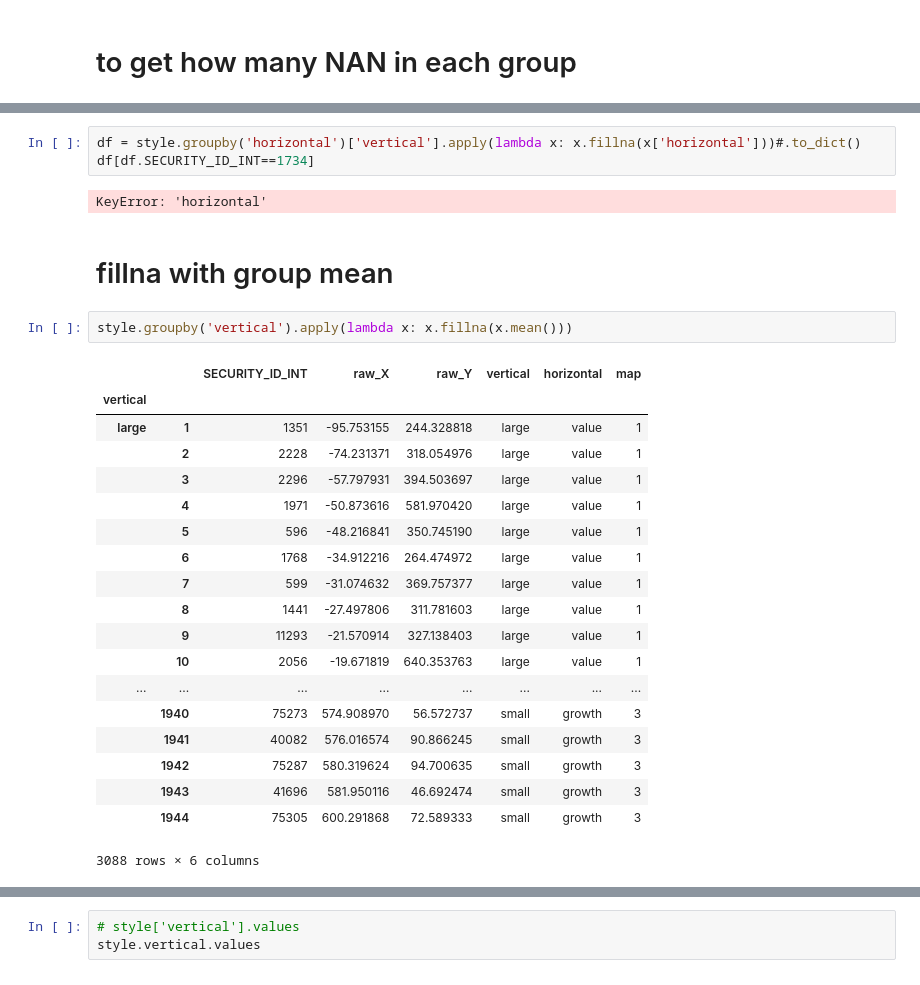
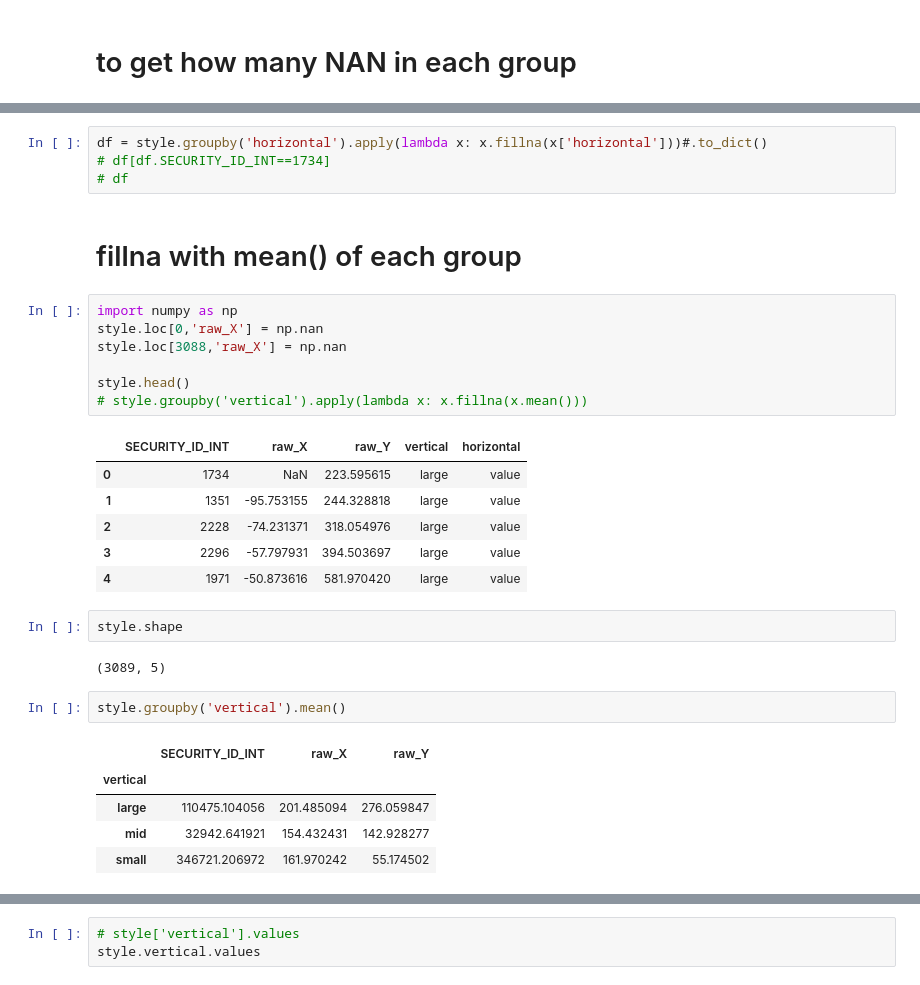
Before and after one commit to Sugeei/python-practice, a Jupyter notebook: jupyter_notebook/pandas_advance.ipynb, the cells around one changed output, grey strips where cells are left out. Cells and saved outputs as stored; diff of their text form.

```diff
--- a/jupyter_notebook/pandas_advance.ipynb
+++ b/jupyter_notebook/pandas_advance.ipynb
@@ -191,30 +223,33 @@ pandas.core.series.Series
 # %%
-df = style.groupby('horizontal')['vertical'].apply(lambda x: x.fillna(x['horizontal']))#.to_dict()
-df[df.SECURITY_ID_INT==1734]
+df = style.groupby('horizontal').apply(lambda x: x.fillna(x['horizontal']))#.to_dict()
+# df[df.SECURITY_ID_INT==1734]
+# df
-# %% [output]
-KeyError: 'horizontal'
 # %% [markdown]
-# fillna with group mean
+# fillna with mean() of each group
+# %%
+import numpy as np
+style.loc[0,'raw_X'] = np.nan
+style.loc[3088,'raw_X'] = np.nan
+
+style.head()
+# style.groupby('vertical').apply(lambda x: x.fillna(x.mean()))
+# %% [output]
+|  | SECURITY_ID_INT | raw_X | raw_Y | vertical | horizontal |
+| 0 | 1734 | NaN | 223.595615 | large | value |
+| 1 | 1351 | -95.753155 | 244.328818 | large | value |
+| 2 | 2228 | -74.231371 | 318.054976 | large | value |
+| 3 | 2296 | -57.797931 | 394.503697 | large | value |
+| 4 | 1971 | -50.873616 | 581.970420 | large | value |
+# %%
+style.shape
+# %% [output]
+(3089, 5)
 # %%
-style.groupby('vertical').apply(lambda x: x.fillna(x.mean()))
+style.groupby('vertical').mean()
 # %% [output]
-|  |  | SECURITY_ID_INT | raw_X | raw_Y | vertical | horizontal | map |
-| vertical |  |  |  |  |  |  |  |
-| large | 1 | 1351 | -95.753155 | 244.328818 | large | value | 1 |
-|  | 2 | 2228 | -74.231371 | 318.054976 | large | value | 1 |
-|  | 3 | 2296 | -57.797931 | 394.503697 | large | value | 1 |
-|  | 4 | 1971 | -50.873616 | 581.970420 | large | value | 1 |
-|  | 5 | 596 | -48.216841 | 350.745190 | large | value | 1 |
-|  | 6 | 1768 | -34.912216 | 264.474972 | large | value | 1 |
-|  | 7 | 599 | -31.074632 | 369.757377 | large | value | 1 |
-|  | 8 | 1441 | -27.497806 | 311.781603 | large | value | 1 |
-|  | 9 | 11293 | -21.570914 | 327.138403 | large | value | 1 |
-|  | 10 | 2056 | -19.671819 | 640.353763 | large | value | 1 |
-| ... | ... | ... | ... | ... | ... | ... | ... |
-|  | 1940 | 75273 | 574.908970 | 56.572737 | small | growth | 3 |
-|  | 1941 | 40082 | 576.016574 | 90.866245 | small | growth | 3 |
-|  | 1942 | 75287 | 580.319624 | 94.700635 | small | growth | 3 |
-|  | 1943 | 41696 | 581.950116 | 46.692474 | small | growth | 3 |
-|  | 1944 | 75305 | 600.291868 | 72.589333 | small | growth | 3 |
+|  | SECURITY_ID_INT | raw_X | raw_Y |
+| vertical |  |  |  |
+| large | 110475.104056 | 201.485094 | 276.059847 |
+| mid | 32942.641921 | 154.432431 | 142.928277 |
+| small | 346721.206972 | 161.970242 | 55.174502 |
-3088 rows × 6 columns
 # %%
```
Also changed, not shown: parts of 25 cells of this notebook, 11 other files.
